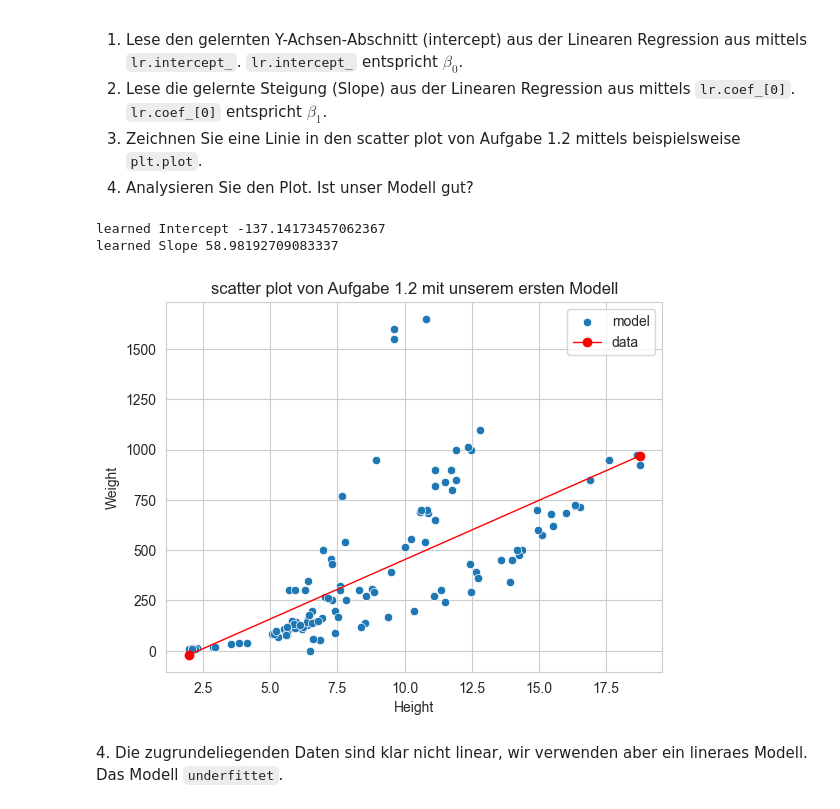
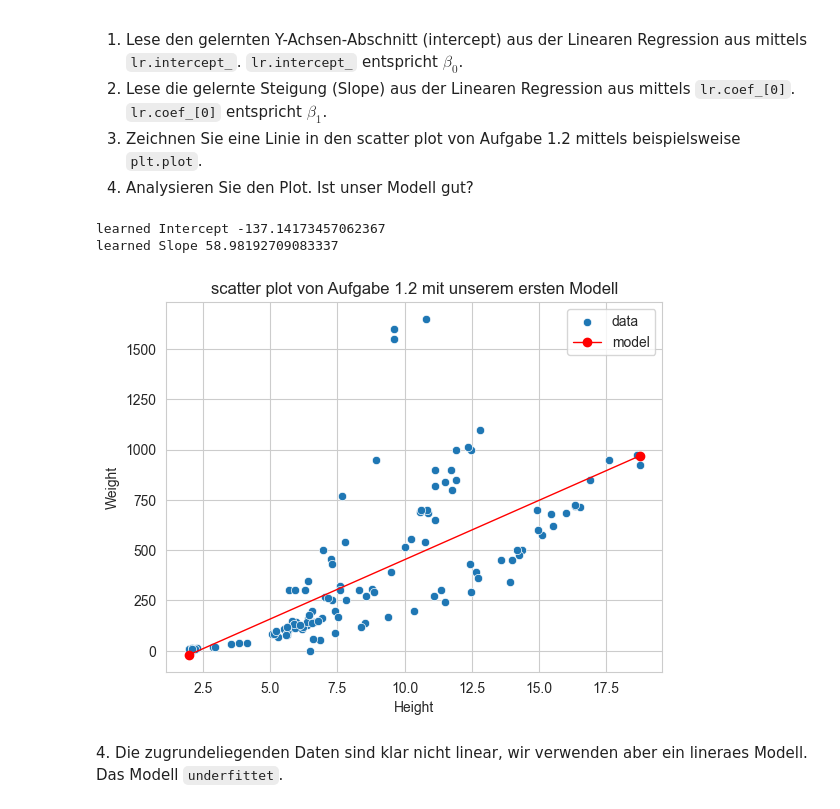
Before and after one commit to benikm91/cas_machine-learning-exercise, a Jupyter notebook: src/regression/linear_regression_solution.ipynb, the cells around one changed output. Drawn from its saved outputs; the diff is of its cells as text; code cells hidden in the pictures.

```diff
--- a/src/regression/linear_regression_solution.ipynb
+++ b/src/regression/linear_regression_solution.ipynb
@@ -395,39 +395,42 @@ $
 # %%
 # 1.
 b = lr.intercept_
 # 2.
 m = lr.coef_[0]
 
 print("learned Intercept", b)
 print("learned Slope", m)
 
 # 3.
 
 # Auslesen der minimalen Höhe und maximalen Höhe aller Fische
 x_min = X_data[['Height']].min()
 x_max = X_data[['Height']].max()
 
 # Berechnen der jeweilige Vorhersage unseres Modells (hier manuell)
 y_min_hat = b + m * x_min
 y_max_hat = b + m * x_max
 
 # Alternative: Berechnen der jeweilige Vorhersage unseres Modells (hier mit dem gefitteten Modell)
 del y_min_hat; del y_max_hat
-y_min_hat = lr.predict([x_min])
-y_max_hat = lr.predict([x_max])
+import warnings
+with warnings.catch_warnings(): # Turn-off warnings
+    warnings.simplefilter("ignore")
+    y_min_hat = lr.predict([x_min])
+    y_max_hat = lr.predict([x_max])
 
 # Kopieren den scatter plot von Aufgabe 1.2
 plt.title("scatter plot von Aufgabe 1.2 mit unserem ersten Modell")
-sns.scatterplot(data=pd.concat([X_data[['Height']], y_data], axis=1), x='Height', y='Weight')
+sns.scatterplot(data=pd.concat([X_data[['Height']], y_data], axis=1), x='Height', y='Weight', label='data')
 # Zeichnen einer Linie der Vorhersagen mittels plt.plot
-plt.plot([x_min, x_max], [y_min_hat, y_max_hat], marker='o', linewidth=1, c='red')
+plt.plot([x_min, x_max], [y_min_hat, y_max_hat], marker='o', linewidth=1, c='red', label='model')
 
-plt.legend(['model', 'data'])
+plt.legend()
 plt.show()
 # %% [output]
 learned Intercept -137.14173457062367
 learned Slope 58.98192709083337
-[figure, old version]
+[figure, new version]
 # %% [markdown]
 4\.
 Die zugrundeliegenden Daten sind klar nicht linear, wir verwenden aber ein lineraes Modell.
```
Also changed, not shown: parts of 1 cell of this notebook.
